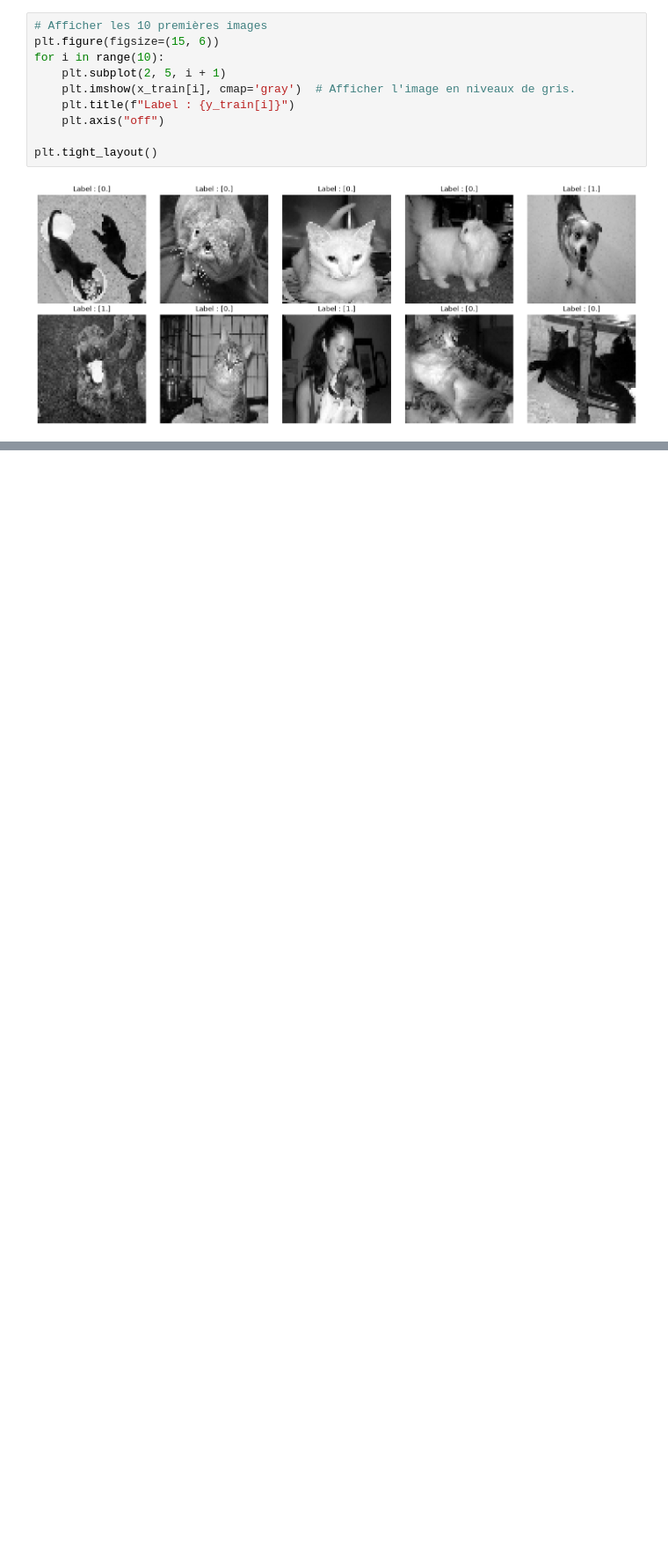
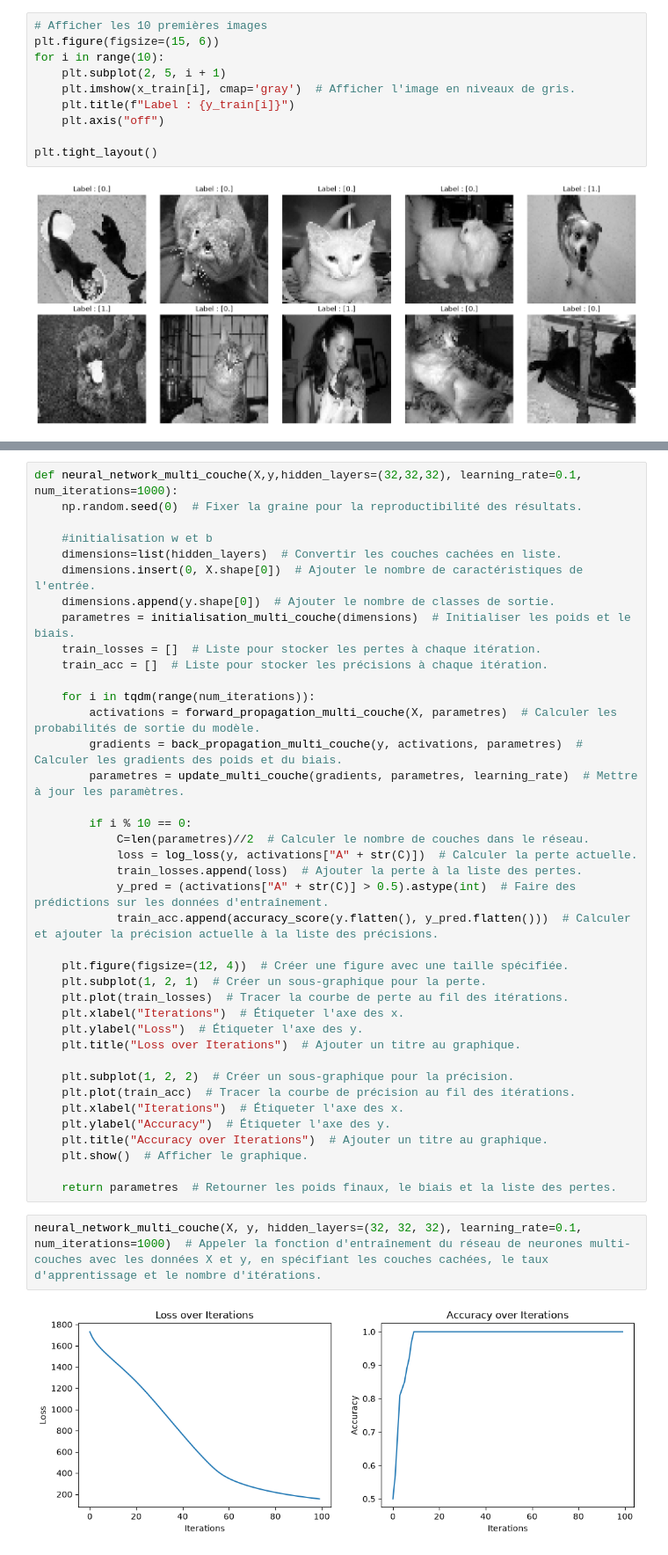
Before and after one commit to Barthez2023/Artificial_Intelligence, a Jupyter notebook: Implementation.ipynb, the cells around one changed output, grey strips where cells are left out. Shown at 88% size. Drawn from its saved outputs; the diff is of its cells as text; blank space fills up the shorter version.

Commit message:
Implementation des neurones multicouches

```diff
--- a/Implementation.ipynb
+++ b/Implementation.ipynb
@@ -601,0 +639,43 @@ L'image n'est pas un chat .
+# %%
+def neural_network_multi_couche(X,y,hidden_layers=(32,32,32), learning_rate=0.1, num_iterations=1000):
+    np.random.seed(0)  # Fixer la graine pour la reproductibilité des résultats.
+
+    #initialisation w et b
+    dimensions=list(hidden_layers)  # Convertir les couches cachées en liste.
+    dimensions.insert(0, X.shape[0])  # Ajouter le nombre de caractéristiques de l'entrée.
+    dimensions.append(y.shape[0])  # Ajouter le nombre de classes de sortie.
+    parametres = initialisation_multi_couche(dimensions)  # Initialiser les poids et le biais.
+    train_losses = []  # Liste pour stocker les pertes à chaque itération.
+    train_acc = []  # Liste pour stocker les précisions à chaque itération.
+
+    for i in tqdm(range(num_iterations)):
+        activations = forward_propagation_multi_couche(X, parametres)  # Calculer les probabilités de sortie du modèle.
+        gradients = back_propagation_multi_couche(y, activations, parametres)  # Calculer les gradients des poids et du biais.
+        parametres = update_multi_couche(gradients, parametres, learning_rate)  # Mettre à jour les paramètres.
+
+        if i % 10 == 0:
+            C=len(parametres)//2  # Calculer le nombre de couches dans le réseau.
+            loss = log_loss(y, activations["A" + str(C)])  # Calculer la perte actuelle.
+            train_losses.append(loss)  # Ajouter la perte à la liste des pertes.
+            y_pred = (activations["A" + str(C)] > 0.5).astype(int)  # Faire des prédictions sur les données d'entraînement.
+            train_acc.append(accuracy_score(y.flatten(), y_pred.flatten()))  # Calculer et ajouter la précision actuelle à la liste des précisions.
+
+    plt.figure(figsize=(12, 4))  # Créer une figure avec une taille spécifiée.
+    plt.subplot(1, 2, 1)  # Créer un sous-graphique pour la perte.
+    plt.plot(train_losses)  # Tracer la courbe de perte au fil des itérations.
+    plt.xlabel("Iterations")  # Étiqueter l'axe des x.
+    plt.ylabel("Loss")  # Étiqueter l'axe des y.
+    plt.title("Loss over Iterations")  # Ajouter un titre au graphique.
+
+    plt.subplot(1, 2, 2)  # Créer un sous-graphique pour la précision.
+    plt.plot(train_acc)  # Tracer la courbe de précision au fil des itérations.
+    plt.xlabel("Iterations")  # Étiqueter l'axe des x.
+    plt.ylabel("Accuracy")  # Étiqueter l'axe des y.
+    plt.title("Accuracy over Iterations")  # Ajouter un titre au graphique.
+    plt.show()  # Afficher le graphique.
+
+    return parametres  # Retourner les poids finaux, le biais et la liste des pertes.
+# %%
+neural_network_multi_couche(X, y, hidden_layers=(32, 32, 32), learning_rate=0.1, num_iterations=1000)  # Appeler la fonction d'entraînement du réseau de neurones multi-couches avec les données X et y, en spécifiant les couches cachées, le taux d'apprentissage et le nombre d'itérations.
+# %% [output]
+[figure, added]
```
Also changed, not shown: parts of 20 cells of this notebook, 2 other files.
